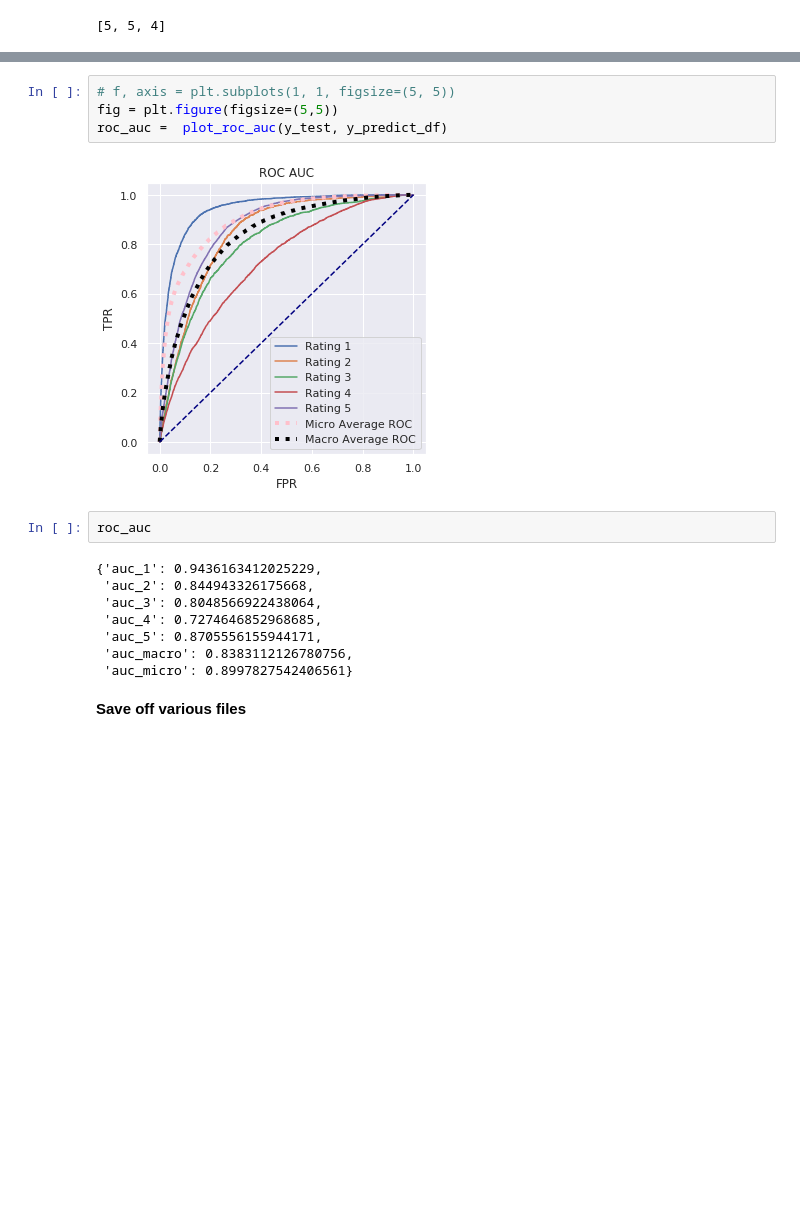
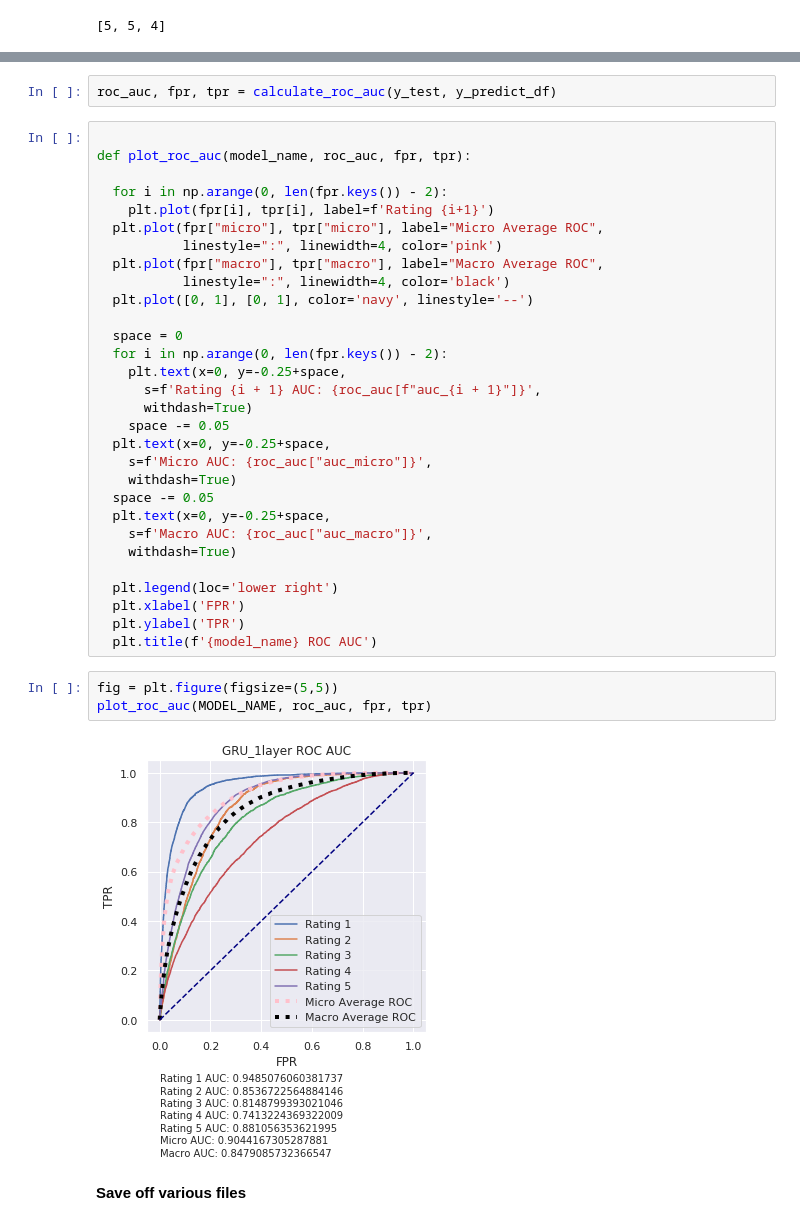
Before and after one commit to sv650s/sb-capstone, a Jupyter notebook: 2019-07-22-GRU_prototype.ipynb, the cells around one changed output, grey strips where cells are left out. Drawn from its saved outputs; the diff is of its cells as text; blank space fills up the shorter version.

```diff
--- a/2019-07-22-GRU_prototype.ipynb
+++ b/2019-07-22-GRU_prototype.ipynb
@@ -436,19 +394,40 @@ def plot_roc_auc(y_test, y_score):
-# %%
-# f, axis = plt.subplots(1, 1, figsize=(5, 5))
-fig = plt.figure(figsize=(5,5))
-roc_auc =  plot_roc_auc(y_test, y_predict_df)
-# %% [output]
-[figure, removed]
-# %%
-roc_auc
-# %% [output]
-{'auc_1': 0.9436163412025229,
- 'auc_2': 0.844943326175668,
- 'auc_3': 0.8048566922438064,
- 'auc_4': 0.7274646852968685,
- 'auc_5': 0.8705556155944171,
- 'auc_macro': 0.8383112126780756,
- 'auc_micro': 0.8997827542406561}
+# %%
+roc_auc, fpr, tpr = calculate_roc_auc(y_test, y_predict_df)
+# %%
+
+def plot_roc_auc(model_name, roc_auc, fpr, tpr):
+
+  for i in np.arange(0, len(fpr.keys()) - 2):
+    plt.plot(fpr[i], tpr[i], label=f'Rating {i+1}')
+  plt.plot(fpr["micro"], tpr["micro"], label="Micro Average ROC",
+           linestyle=":", linewidth=4, color='pink')
+  plt.plot(fpr["macro"], tpr["macro"], label="Macro Average ROC",
+           linestyle=":", linewidth=4, color='black')
+  plt.plot([0, 1], [0, 1], color='navy', linestyle='--')
+
+  space = 0
+  for i in np.arange(0, len(fpr.keys()) - 2):
+    plt.text(x=0, y=-0.25+space,
+      s=f'Rating {i + 1} AUC: {roc_auc[f"auc_{i + 1}"]}',
+      withdash=True)
+    space -= 0.05
+  plt.text(x=0, y=-0.25+space,
+    s=f'Micro AUC: {roc_auc["auc_micro"]}',
+    withdash=True)
+  space -= 0.05
+  plt.text(x=0, y=-0.25+space,
+    s=f'Macro AUC: {roc_auc["auc_macro"]}',
+    withdash=True)
+
+  plt.legend(loc='lower right')
+  plt.xlabel('FPR')
+  plt.ylabel('TPR')
+  plt.title(f'{model_name} ROC AUC')
+# %%
+fig = plt.figure(figsize=(5,5))
+plot_roc_auc(MODEL_NAME, roc_auc, fpr, tpr)
+# %% [output]
+[figure, added]
 # %% [markdown]
 **Save off various files**
 # %%
```
Also changed, not shown: parts of 44 cells of this notebook.
